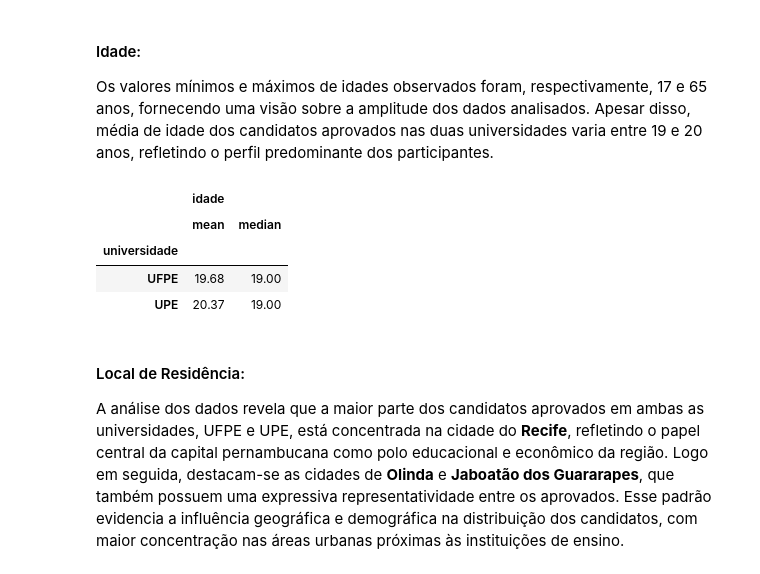
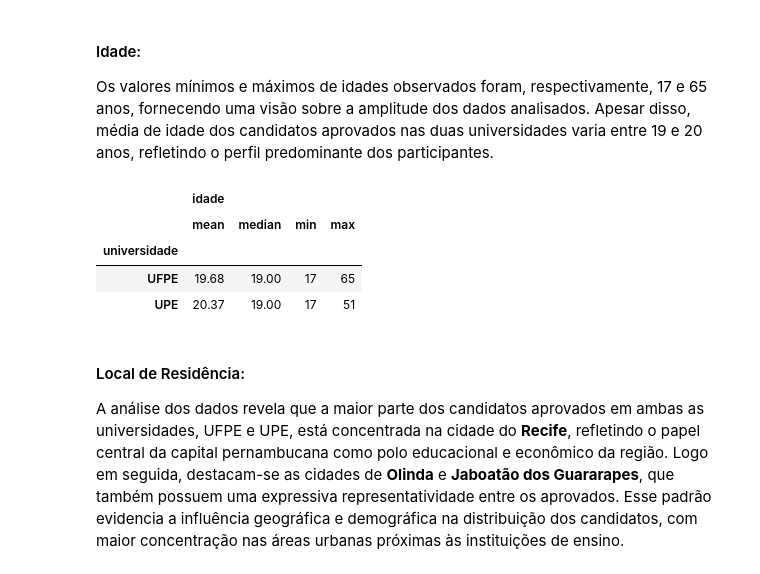
Before and after one commit to pedroohsilva/desempenhos-ENEM-engenharia-computacao-UPE-UFPE-2022, a Jupyter notebook: Análise Exploratória de Dados/Análise Exploratória de Dados.ipynb, the cells around one changed output. Cells and saved outputs as stored; diff of their text form; code cells hidden in the pictures.

```diff
--- a/Análise Exploratória de Dados/Análise Exploratória de Dados.ipynb
+++ b/Análise Exploratória de Dados/Análise Exploratória de Dados.ipynb
@@ -132,13 +132,13 @@ df.groupby(['sexo', 'universidade']).size().reset_index(name='count')
 Os valores mínimos e máximos de idades observados foram, respectivamente, 17 e 65 anos, fornecendo uma visão sobre a amplitude dos dados analisados. Apesar disso, média de idade dos candidatos aprovados nas duas universidades varia entre 19 e 20 anos, refletindo o perfil predominante dos participantes.
 # %%
 # Média e mediana da idade dos candidatos aprovados entre as duas universidades
-df[['idade', 'universidade']].groupby(['universidade']).agg(['mean', 'median'])
+df[['idade', 'universidade']].groupby(['universidade']).agg(['mean', 'median', 'min', 'max'])
 # %% [output]
-|  | idade |  |
-|  | mean | median |
-| universidade |  |  |
-| UFPE | 19.68 | 19.00 |
-| UPE | 20.37 | 19.00 |
+|  | idade |  |  |  |
+|  | mean | median | min | max |
+| universidade |  |  |  |  |
+| UFPE | 19.68 | 19.00 | 17 | 65 |
+| UPE | 20.37 | 19.00 | 17 | 51 |
 # %% [markdown]
 #### Local de Residência:
 
```
